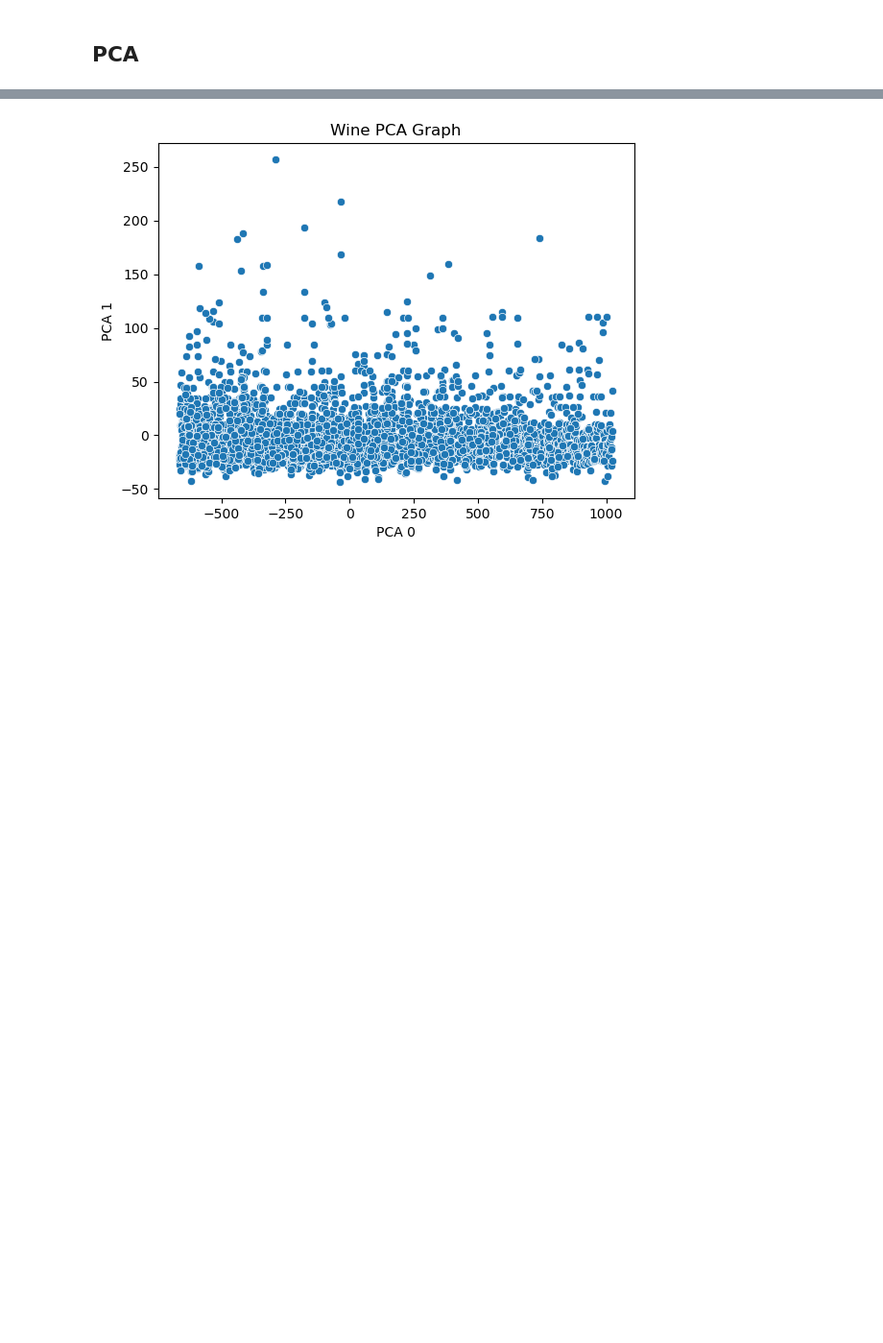
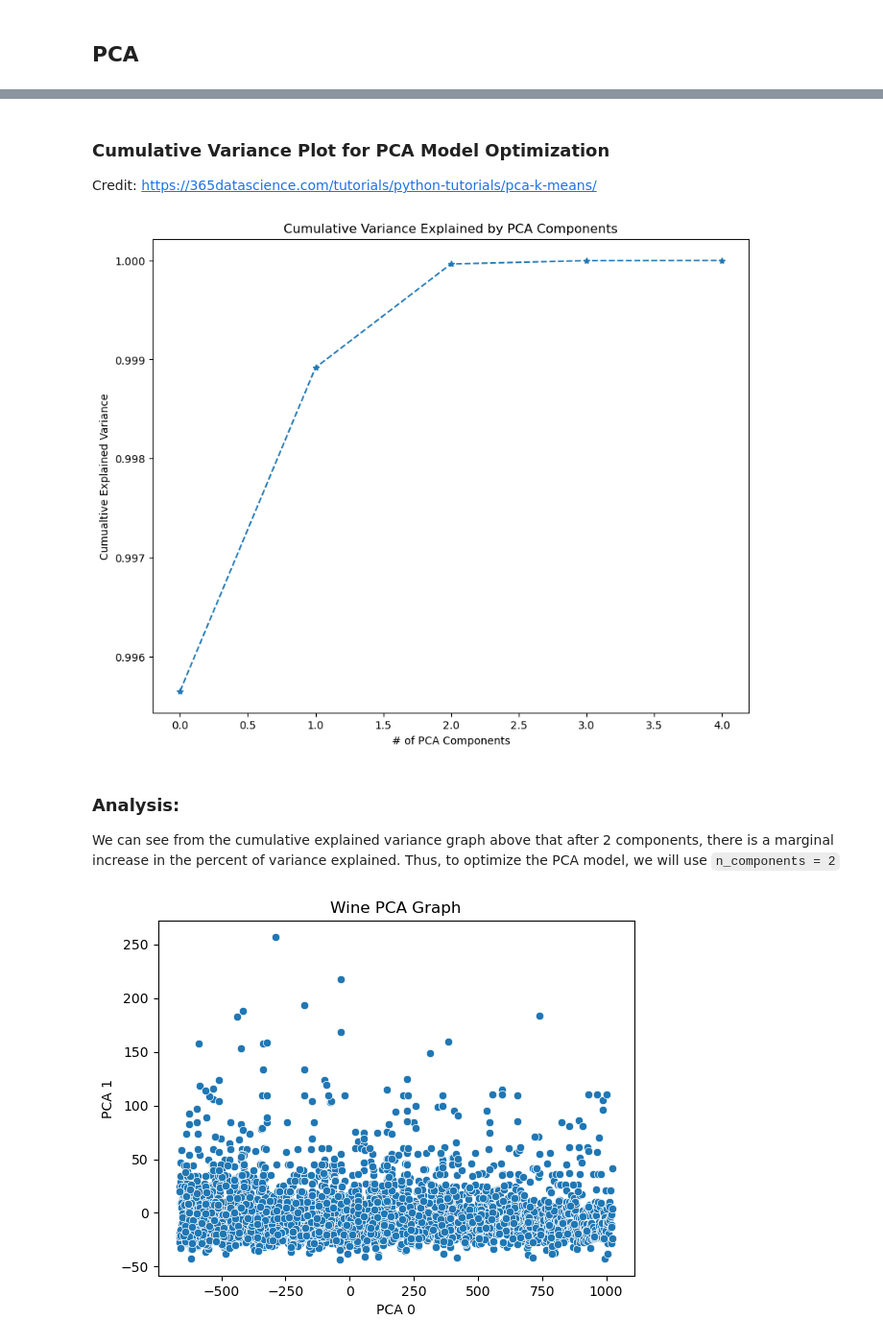
Before and after one commit to thealphacubicle/NEU-Snowball-Project-2023, a Jupyter notebook: Snowball Project.ipynb, the cells around one changed output, grey strips where cells are left out. Shown at 96% size. Drawn from its saved outputs; the diff is of its cells as text; code cells hidden in the pictures; blank space fills up the shorter version.

Commit message:
Added K-Means Cluster algorithm + refactored code
Added PCA and K-Means Cluster algorithm optimization

```diff
--- a/Snowball Project.ipynb
+++ b/Snowball Project.ipynb
@@ -148,8 +161,3 @@ mapped_variety = {variety:index for index,variety in enumerate(list(df['variety'
 # %%
 # Create new copy of original df to store mapped values
 df_mapped = df.copy()
-# %%
-# Map the columns with numeric variables for PCA
-df_mapped['winery'].replace(list(mapped_wineries.keys()), list(mapped_wineries.values()), inplace=True)
-df_mapped['province'].replace(list(mapped_province.keys()), list(mapped_province.values()), inplace=True)
-df_mapped['variety'].replace(list(mapped_variety.keys()), list(mapped_variety.values()), inplace=True)
@@ -165,3 +164,8 @@ df_mapped.tail(5)
+# %%
+# Map the columns with numeric variables for PCA
+for mapp_kw in ['winery', 'province', 'variety']:
+    mapped = {value:index for index,value in enumerate(list(df[mapp_kw].unique()))}
+    df_mapped[mapp_kw].replace(list(mapped.keys()), list(mapped.values()), inplace=True)
 # %%
 # Drop original description column
 df = df.drop(['description'],axis=1)
@@ -254,0 +269,4 @@ df_mapped.head(5)
+# %%
+# Use PCA to fit and transform the features
+pca = PCA()
+pca.fit_transform(x_vals)
@@ -255 +287,16 @@ df_mapped.head(5)
+# %% [markdown]
+### Cumulative Variance Plot for PCA Model Optimization
+Credit: https://365datascience.com/tutorials/python-tutorials/pca-k-means/
+# %%
+# Plot to figure out how many components to use in actual PCA model
+plt.figure(figsize = (10,8))
+plt.plot(range(0,5), pca.explained_variance_ratio_.cumsum(), marker = "*", linestyle = "--")
+plt.title("Cumulative Variance Explained by PCA Components")
+plt.xlabel('# of PCA Components')
+plt.ylabel('Cumualtive Explained Variance');
+# %% [output]
+[figure, added]
+# %% [markdown]
+### Analysis:
+We can see from the cumulative explained variance graph above that after 2 components, there is a marginal increase in the percent of variance explained. Thus, to optimize the PCA model, we will use ``n_components = 2``
 # %%
```
Also changed, not shown: parts of 24 cells of this notebook.
